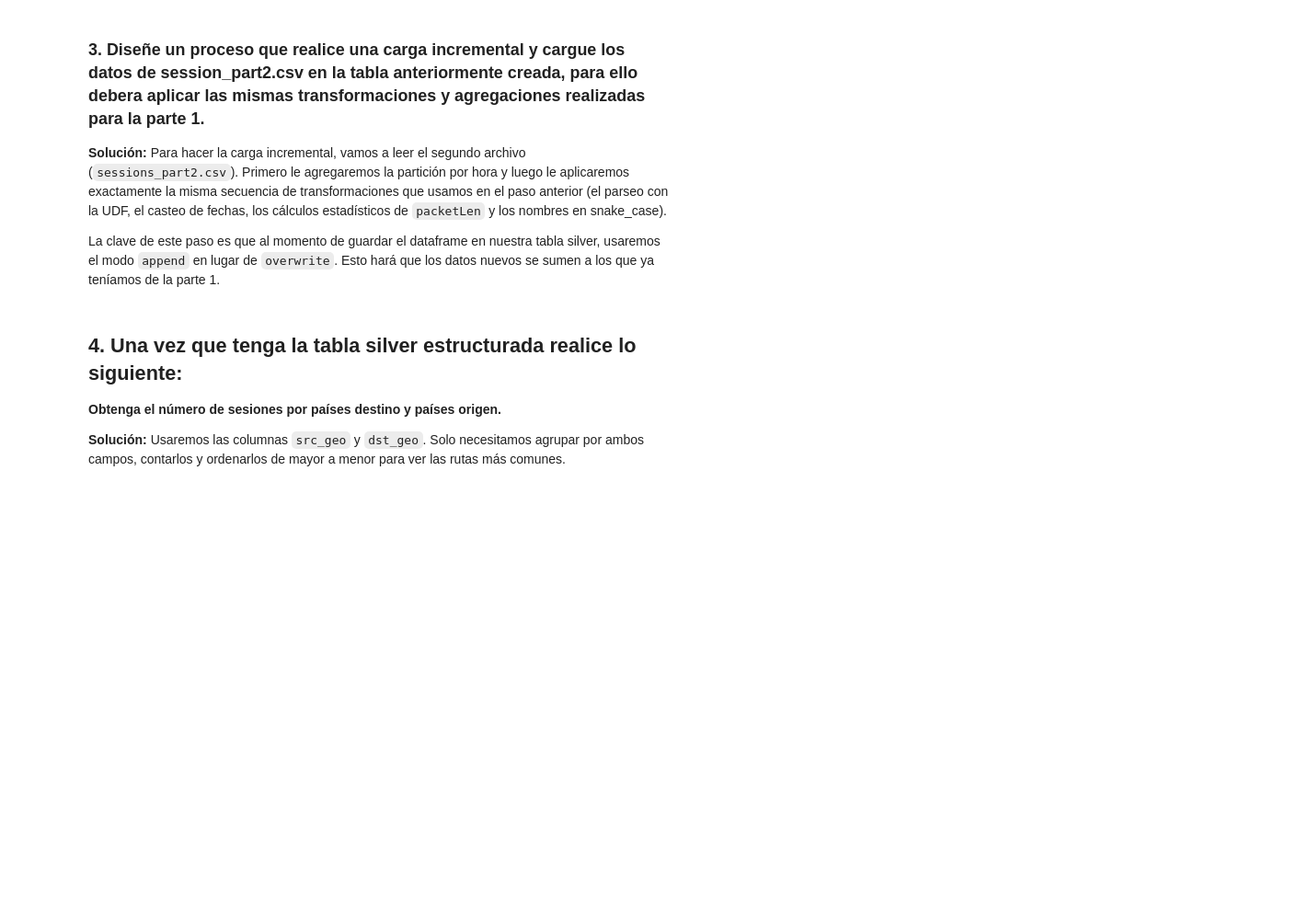
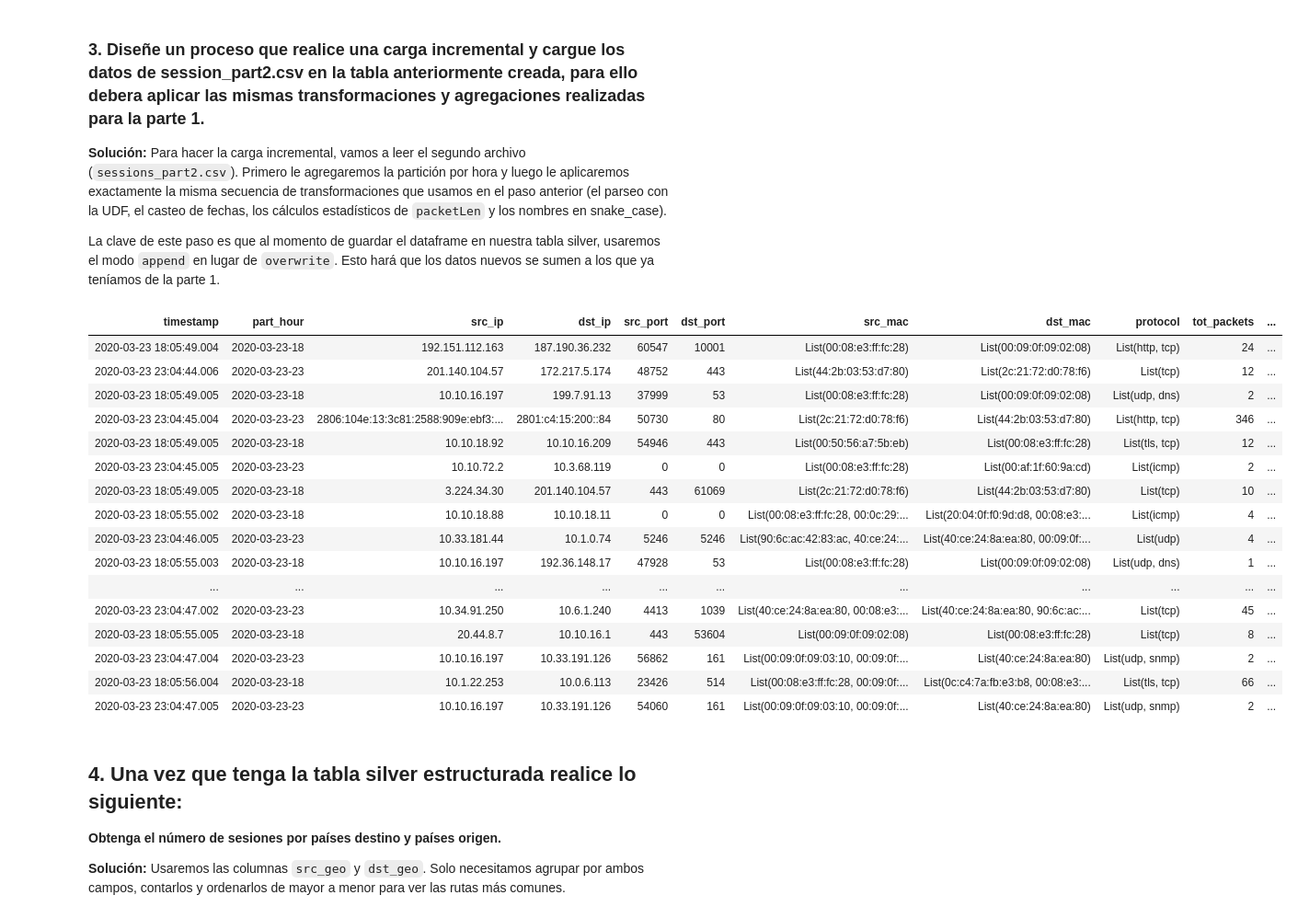
Before and after one commit to DonovanRodriguezRodriguez/Seminario-de-Estad-stica-II, a Jupyter notebook: Tarea 1 Parte 2.ipynb, the cells around one changed output. Shown at 92% size. Drawn from its saved outputs; the diff is of its cells as text; code cells hidden in the pictures; blank space fills up the shorter version.

```diff
--- a/Tarea 1 Parte 2.ipynb
+++ b/Tarea 1 Parte 2.ipynb
@@ -187,34 +261,52 @@ df_parseado_p2 = df_parseado_p2.filter(F.size(F.col("data_parsed")) > 0)
 df_explotado_p2 = df_parseado_p2.select("timestamp", "part_hour", F.explode(F.col("data_parsed")).alias("columna_json"))
 
 # Aplanamos la estructura
 df_estructurado_p2 = df_explotado_p2.select("timestamp", "part_hour", "columna_json.*")
 
 # Transformaciones de tipos y packetLen (igual que en la parte 1)
 df_tipos_p2 = df_estructurado_p2.withColumn("totDataBytes", F.when(F.col("totDataBytes") == "", None).otherwise(F.col("totDataBytes")).cast(LongType()))
 df_tipos_p2 = df_tipos_p2.withColumn("firstPacket", (F.col("firstPacket") / 1000).cast(TimestampType()))
 df_tipos_p2 = df_tipos_p2.withColumn("lastPacket", (F.col("lastPacket") / 1000).cast(TimestampType()))
 
 df_tipos_p2 = df_tipos_p2.withColumn("tamano_array", F.size(F.col("packetLen")))
 df_tipos_p2 = df_tipos_p2.withColumn("packet_len_suma", F.expr("aggregate(packetLen, 0L, (acc, x) -> acc + x)"))
 df_tipos_p2 = df_tipos_p2.withColumn("packet_len_min", F.array_min(F.col("packetLen")))
 df_tipos_p2 = df_tipos_p2.withColumn("packet_len_max", F.array_max(F.col("packetLen")))
 df_tipos_p2 = df_tipos_p2.withColumn("packet_len_media", F.col("packet_len_suma") / F.col("tamano_array"))
 
 df_transformado_p2 = df_tipos_p2.drop("packetLen", "tamano_array")
 
 # Pasamos las columnas a snake_case usando nuestra funcion de python
 df_silver_p2 = df_transformado_p2
 for columna in df_silver_p2.columns:
     df_silver_p2 = df_silver_p2.withColumnRenamed(columna, convertir_snake_case(columna))
 
 # Guardamos en la misma tabla pero con modo APPEND para la carga incremental
 df_silver_p2.write.format("delta").mode("append").saveAsTable("dev.ciencias_data.silver_sessions")
 
 # Cargamos nuestra tabla silver completa
 df_silver = spark.sql("SELECT * FROM dev.ciencias_data.silver_sessions")
 
 #Visualizamos la tabla
-df_silver.display()
+df_silver.limit(20).display()
+# %% [output]
+| timestamp | part_hour | src_ip | dst_ip | src_port | dst_port | src_mac | dst_mac | protocol | tot_packets | ... |
+| 2020-03-23 18:05:49.004 | 2020-03-23-18 | 192.151.112.163 | 187.190.36.232 | 60547 | 10001 | List(00:08:e3:ff:fc:28) | List(00:09:0f:09:02:08) | List(http, tcp) | 24 | ... |
+| 2020-03-23 23:04:44.006 | 2020-03-23-23 | 201.140.104.57 | 172.217.5.174 | 48752 | 443 | List(44:2b:03:53:d7:80) | List(2c:21:72:d0:78:f6) | List(tcp) | 12 | ... |
+| 2020-03-23 18:05:49.005 | 2020-03-23-18 | 10.10.16.197 | 199.7.91.13 | 37999 | 53 | List(00:08:e3:ff:fc:28) | List(00:09:0f:09:02:08) | List(udp, dns) | 2 | ... |
+| 2020-03-23 23:04:45.004 | 2020-03-23-23 | 2806:104e:13:3c81:2588:909e:ebf3:... | 2801:c4:15:200::84 | 50730 | 80 | List(2c:21:72:d0:78:f6) | List(44:2b:03:53:d7:80) | List(http, tcp) | 346 | ... |
+| 2020-03-23 18:05:49.005 | 2020-03-23-18 | 10.10.18.92 | 10.10.16.209 | 54946 | 443 | List(00:50:56:a7:5b:eb) | List(00:08:e3:ff:fc:28) | List(tls, tcp) | 12 | ... |
+| 2020-03-23 23:04:45.005 | 2020-03-23-23 | 10.10.72.2 | 10.3.68.119 | 0 | 0 | List(00:08:e3:ff:fc:28) | List(00:af:1f:60:9a:cd) | List(icmp) | 2 | ... |
+| 2020-03-23 18:05:49.005 | 2020-03-23-18 | 3.224.34.30 | 201.140.104.57 | 443 | 61069 | List(2c:21:72:d0:78:f6) | List(44:2b:03:53:d7:80) | List(tcp) | 10 | ... |
+| 2020-03-23 18:05:55.002 | 2020-03-23-18 | 10.10.18.88 | 10.10.18.11 | 0 | 0 | List(00:08:e3:ff:fc:28, 00:0c:29:... | List(20:04:0f:f0:9d:d8, 00:08:e3:... | List(icmp) | 4 | ... |
+| 2020-03-23 23:04:46.005 | 2020-03-23-23 | 10.33.181.44 | 10.1.0.74 | 5246 | 5246 | List(90:6c:ac:42:83:ac, 40:ce:24:... | List(40:ce:24:8a:ea:80, 00:09:0f:... | List(udp) | 4 | ... |
+| 2020-03-23 18:05:55.003 | 2020-03-23-18 | 10.10.16.197 | 192.36.148.17 | 47928 | 53 | List(00:08:e3:ff:fc:28) | List(00:09:0f:09:02:08) | List(udp, dns) | 1 | ... |
+| ... | ... | ... | ... | ... | ... | ... | ... | ... | ... | ... |
+| 2020-03-23 23:04:47.002 | 2020-03-23-23 | 10.34.91.250 | 10.6.1.240 | 4413 | 1039 | List(40:ce:24:8a:ea:80, 00:08:e3:... | List(40:ce:24:8a:ea:80, 90:6c:ac:... | List(tcp) | 45 | ... |
+| 2020-03-23 18:05:55.005 | 2020-03-23-18 | 20.44.8.7 | 10.10.16.1 | 443 | 53604 | List(00:09:0f:09:02:08) | List(00:08:e3:ff:fc:28) | List(tcp) | 8 | ... |
+| 2020-03-23 23:04:47.004 | 2020-03-23-23 | 10.10.16.197 | 10.33.191.126 | 56862 | 161 | List(00:09:0f:09:03:10, 00:09:0f:... | List(40:ce:24:8a:ea:80) | List(udp, snmp) | 2 | ... |
+| 2020-03-23 18:05:56.004 | 2020-03-23-18 | 10.1.22.253 | 10.0.6.113 | 23426 | 514 | List(00:08:e3:ff:fc:28, 00:09:0f:... | List(0c:c4:7a:fb:e3:b8, 00:08:e3:... | List(tls, tcp) | 66 | ... |
+| 2020-03-23 23:04:47.005 | 2020-03-23-23 | 10.10.16.197 | 10.33.191.126 | 54060 | 161 | List(00:09:0f:09:03:10, 00:09:0f:... | List(40:ce:24:8a:ea:80) | List(udp, snmp) | 2 | ... |
 # %% [markdown]
 ## 4. Una vez que tenga la tabla silver estructurada realice lo siguiente:
 
```
Also changed, not shown: parts of 13 cells of this notebook, 1 other file.
